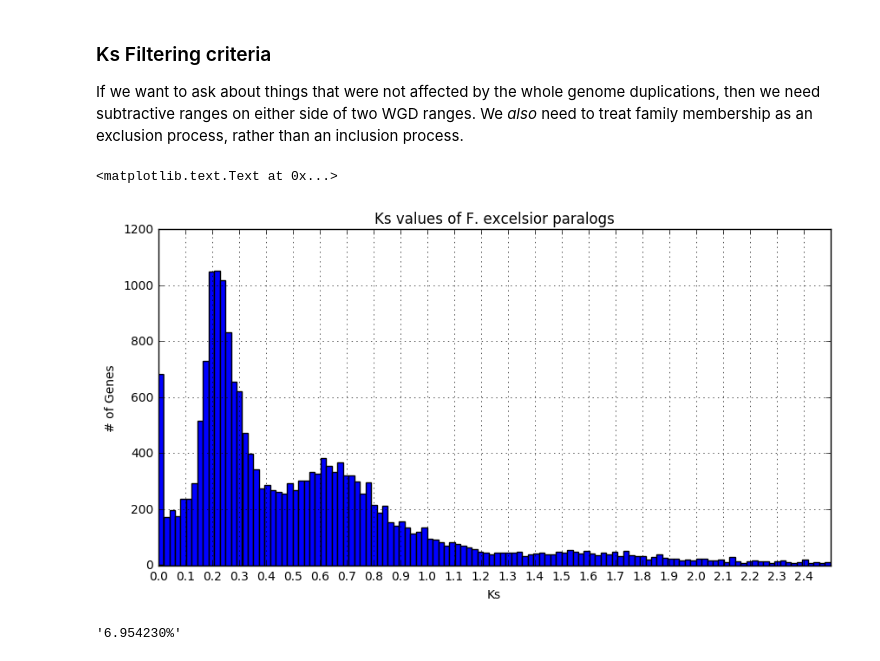
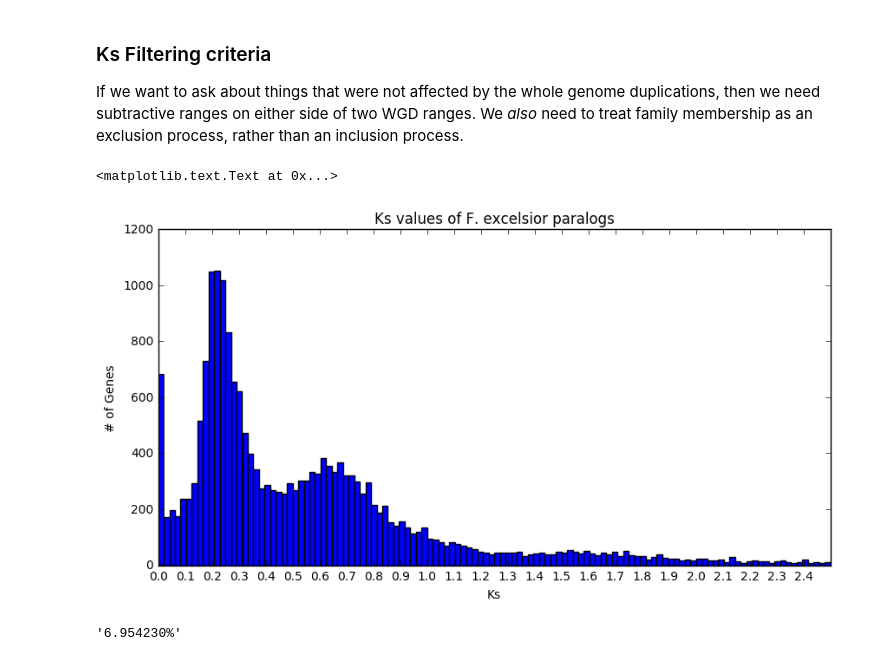
Before and after one commit to josiahseaman/DNA_Duplications, a Jupyter notebook: FunctionsForFamilies.ipynb, the cells around one changed output. Cells and saved outputs as stored; diff of their text form; code cells hidden in the pictures.

```diff
--- a/FunctionsForFamilies.ipynb
+++ b/FunctionsForFamilies.ipynb
@@ -493,15 +460,17 @@ If we want to ask about things that were not affected by the whole genome duplic
 # %%
 %matplotlib inline
 import numpy as np
 import matplotlib.pyplot as plt
 plt.xticks(np.arange(0, 2.6, .1))
 h = liz[liz['Ks'] < 2.5]['Ks'].hist(bins=120, figsize=(10,5))
+h.grid(False)
+# h.linewidth(0)
 h.set_xlabel('Ks')
 h.set_ylabel('# of Genes')
 h.set_title('Ks values of F. excelsior paralogs')
 # %% [output]
 <matplotlib.text.Text at 0x...>
-[figure, old version]
+[figure, new version]
 # %%
 pp(len(liz[liz['Ks'] > 1.9]) / len(liz['Ks']))
 # %% [output]
```
Also changed, not shown: parts of 64 cells of this notebook, 29 other files.
